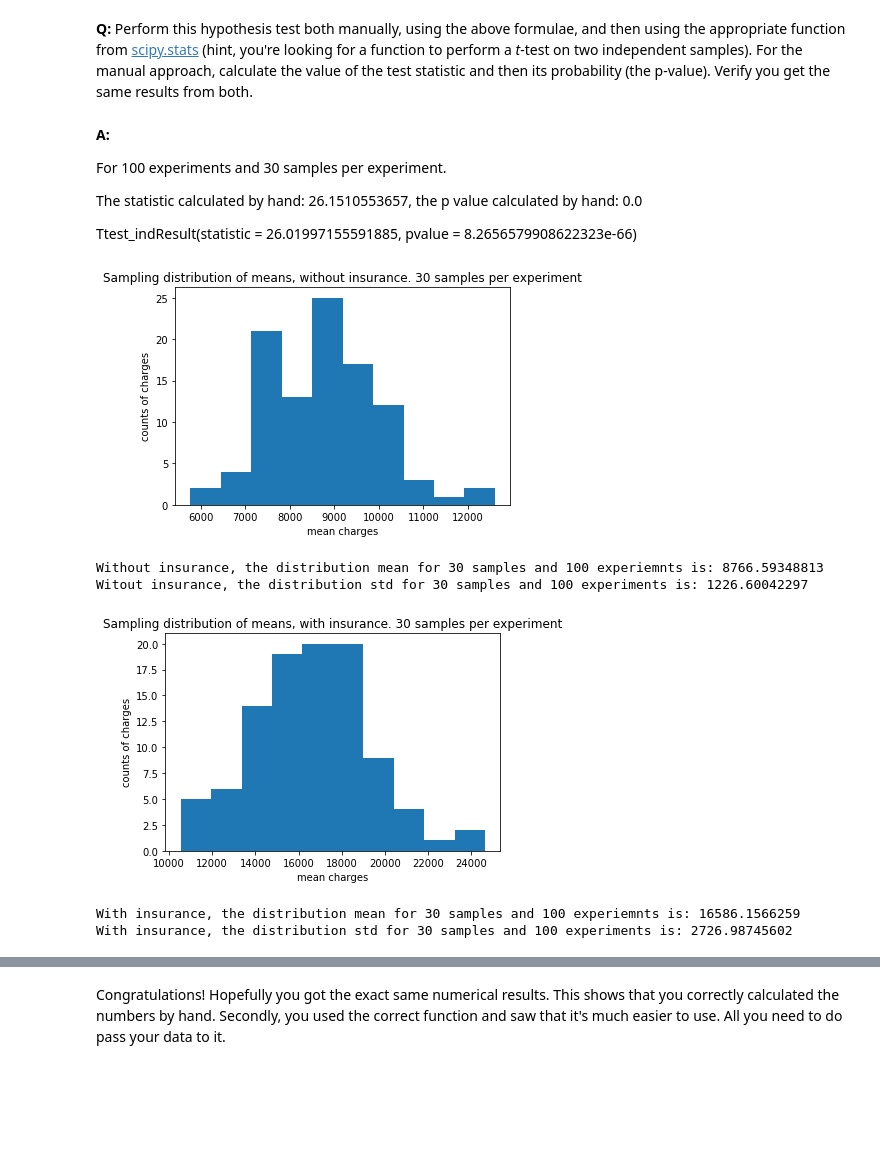
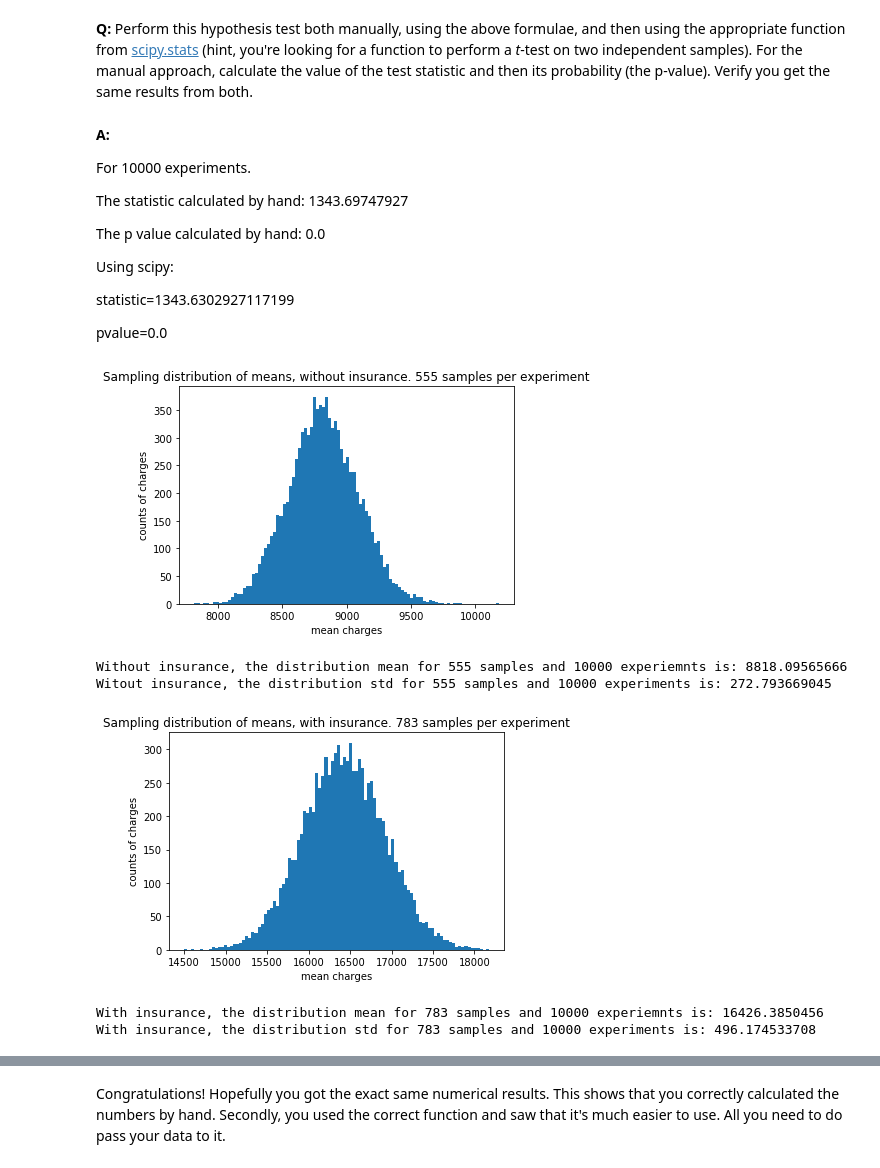
Before and after one commit to klekomtsev/springboard, a Jupyter notebook: inferential_statistics_frequentist_mini_project/inferential_statistics_1b-Q6.25.ipynb, the cells around one changed output, grey strips where cells are left out. Drawn from its saved outputs; the diff is of its cells as text; code cells hidden in the pictures; blank space fills up the shorter version.

```diff
--- a/inferential_statistics_frequentist_mini_project/inferential_statistics_1b-Q6.25.ipynb
+++ b/inferential_statistics_frequentist_mini_project/inferential_statistics_1b-Q6.25.ipynb
@@ -183,12 +187,18 @@ __Q:__ Perform this hypothesis test both manually, using the above formulae, and
 # %% [markdown]
 __A:__
 
-For 100 experiments and 30 samples per experiment.
+For 10000 experiments.
 
-The statistic calculated by hand: 26.1510553657, the p value calculated by hand: 0.0
+The statistic calculated by hand: 1343.69747927
 
-Ttest_indResult(statistic = 26.01997155591885,
-                pvalue = 8.2656579908622323e-66)
+The p value calculated by hand: 0.0
+
+
+Using scipy:
+
+statistic=1343.6302927117199
+
+pvalue=0.0
 # %%
 charges_no_insurance = medical.loc[medical['insuranceclaim'] == 0]['charges']
 charges_insurance = medical.loc[medical['insuranceclaim'] == 1]['charges']
@@ -208,7 +218,7 @@ def sampling_by_cat(n_samples, experiment_length, series):
         sample_means[i] = np.mean(charges_sampler_by_cat(n_samples, series))
     return sample_means
 # %%
-samples_no_insurance = sampling_by_cat(30, 100, charges_no_insurance)
+samples_no_insurance = sampling_by_cat(len(charges_no_insurance), 10000, charges_no_insurance)
 
 # Plot the histogram of mean charges without insurance
 _ = plt.hist(samples_no_insurance,
@@ -216,49 +226,49 @@ _ = plt.hist(samples_no_insurance,
              density=False)
 _ = plt.xlabel('mean charges')
 _ = plt.ylabel('counts of charges')
-_ = plt.title('Sampling distribution of means, without insurance. 30 samples per experiment')
+_ = plt.title('Sampling distribution of means, without insurance. 555 samples per experiment')
 
 # Show the plot
 plt.show()
 # %% [output]
-[figure, old version]
+[figure, new version]
 # %%
 distr_mean_no_insurance = np.mean(samples_no_insurance)
 distr_std_no_insurance = np.std(samples_no_insurance)
 
-print('Without insurance, the distribution mean for 30 samples and 100 experiemnts is: ' +
-      str(distr_mean_no_insurance))
-print('Witout insurance, the distribution std for 30 samples and 100 experiments is: ' +
-      str(distr_std_no_insurance))
+print('Without insurance, the distribution mean for %s samples and 10000 experiemnts is: '
+      %(len(charges_no_insurance)) + str(distr_mean_no_insurance))
+print('Witout insurance, the distribution std for %s samples and 10000 experiments is: '
+      %(len(charges_no_insurance)) + str(distr_std_no_insurance))
 # %% [output]
-Without insurance, the distribution mean for 30 samples and 100 experiemnts is: 8766.59348813
-Witout insurance, the distribution std for 30 samples and 100 experiments is: 1226.60042297
+Without insurance, the distribution mean for 555 samples and 10000 experiemnts is: 8818.09565666
+Witout insurance, the distribution std for 555 samples and 10000 experiments is: 272.793669045
 # %%
-samples_insurance = sampling_by_cat(30, 100, charges_insurance)
+samples_insurance = sampling_by_cat(len(charges_insurance), 10000, charges_insurance)
 
 # Plot the histogram of mean charges with insurance
 _ = plt.hist(samples_insurance,
              bins = int(math.sqrt(len(samples_insurance))),
              density=False)
 _ = plt.xlabel('mean charges')
 _ = plt.ylabel('counts of charges')
-_ = plt.title('Sampling distribution of means, with insurance. 30 samples per experiment')
+_ = plt.title('Sampling distribution of means, with insurance. 783 samples per experiment')
 
 # Show the plot
 plt.show()
 # %% [output]
-[figure, old version]
+[figure, new version]
 # %%
 distr_mean_insurance = np.mean(samples_insurance)
 distr_std_insurance = np.std(samples_insurance)
 
-print('With insurance, the distribution mean for 30 samples and 100 experiemnts is: ' +
-      str(distr_mean_insurance))
-print('With insurance, the distribution std for 30 samples and 100 experiments is: ' +
-      str(distr_std_insurance))
+print('With insurance, the distribution mean for %s samples and 10000 experiemnts is: '
+      %(len(charges_insurance)) + str(distr_mean_insurance))
+print('With insurance, the distribution std for %s samples and 10000 experiments is: '
+      %(len(charges_insurance)) + str(distr_std_insurance))
 # %% [output]
-With insurance, the distribution mean for 30 samples and 100 experiemnts is: 16586.1566259
-With insurance, the distribution std for 30 samples and 100 experiments is: 2726.98745602
+With insurance, the distribution mean for 783 samples and 10000 experiemnts is: 16426.3850456
+With insurance, the distribution std for 783 samples and 10000 experiments is: 496.174533708
 # %%
 pooled_std = math.sqrt(((len(samples_insurance)-1)*distr_std_insurance**2 +
                        (len(samples_no_insurance)-1)*distr_std_no_insurance**2)
```
Also changed, not shown: parts of 11 cells of this notebook.
